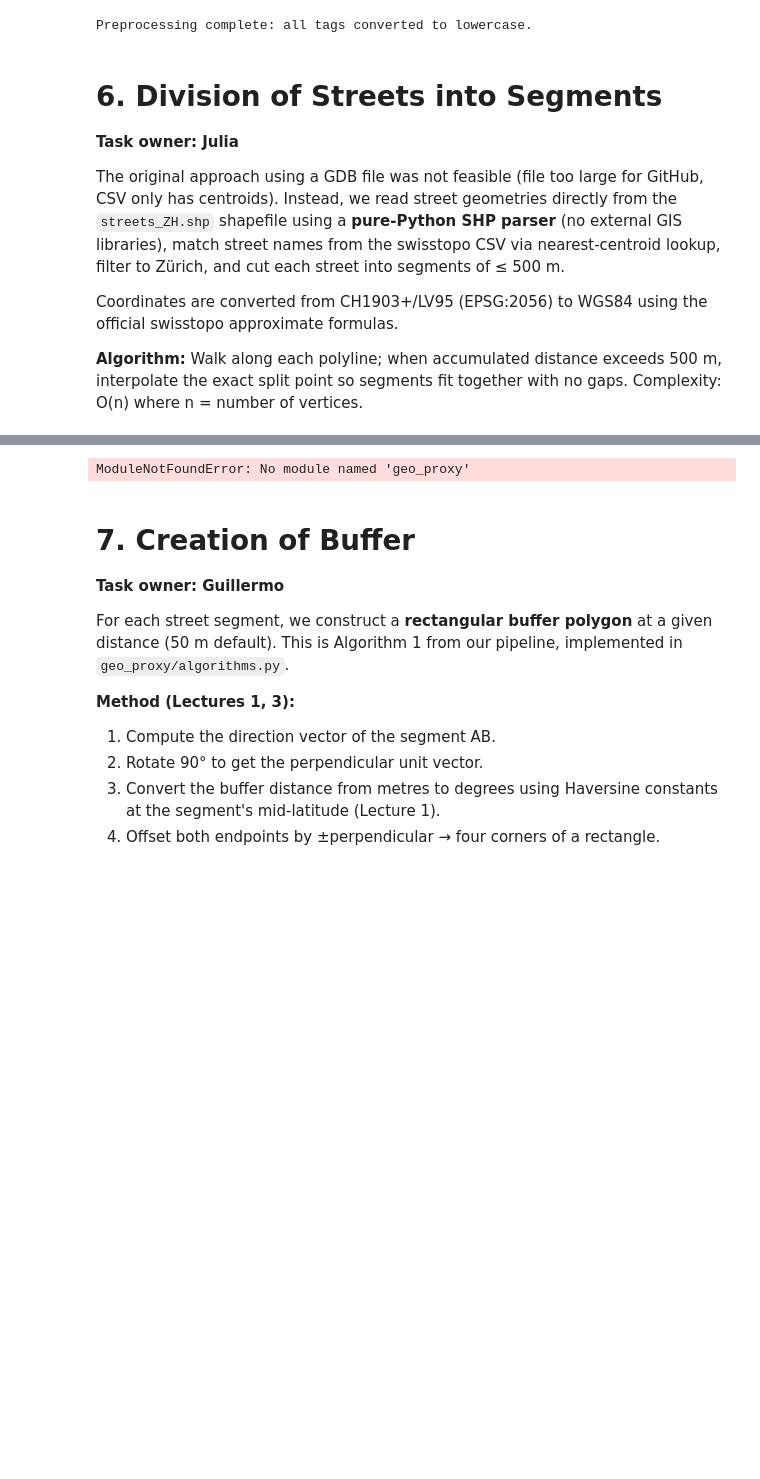
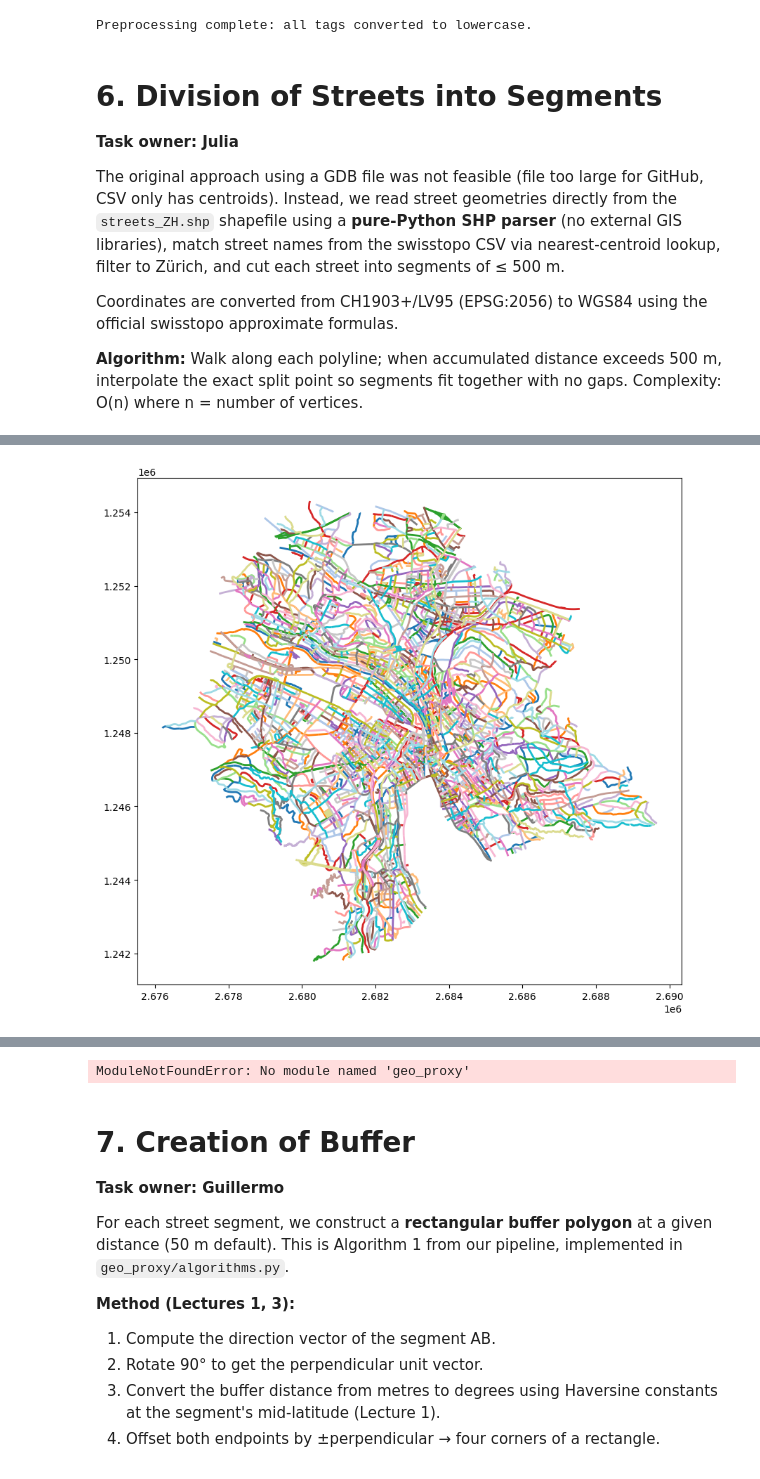
Before and after one commit to BeachBall2024/GEO-spa-algo, a Jupyter notebook: submission.ipynb, the cells around one changed output, grey strips where cells are left out. Saved outputs shown, nothing was run; the diff lists cells and outputs as text; code cells hidden in the pictures; blank space fills up the shorter version.

```diff
--- a/submission.ipynb
+++ b/submission.ipynb
@@ -195,13 +15,0 @@ zurich["sound_matches"] = zurich["tags_list"].apply(        #this applies the fu
-# %%
-# here I built the sound dataframe
-
-rows = []
-
-for _, row in zurich.iterrows():            #this loops through every photo
-    for match in row["sound_matches"]:      #for every matched sound tag, it adds one row to 'rows'. So if one photo has 3 sound tags it may create 3 rows
-        rows.append(match)
-
-sound_df = pd.DataFrame(rows)   # turn list into pandas table
-
-print(sound_df.head())
-print("Total sound tags:", len(sound_df))
@@ -562,0 +158,78 @@ plt.show()
+# %%
+# ── 0. Install & download ─────────────────────────────────────────────────────
+!pip install geopandas shapely -q
+
+!wget -q https://raw.githubusercontent.com/BeachBall2024/GEO-spa-algo/main/Streets_filtered_Zurich.shp
+!wget -q https://raw.githubusercontent.com/BeachBall2024/GEO-spa-algo/main/Streets_filtered_Zurich.dbf
+!wget -q https://raw.githubusercontent.com/BeachBall2024/GEO-spa-algo/main/Streets_filtered_Zurich.shx
+!wget -q https://raw.githubusercontent.com/BeachBall2024/GEO-spa-algo/main/Streets_filtered_Zurich.prj
+
+# ── 1. Imports ────────────────────────────────────────────────────────────────
+import geopandas as gpd
+from shapely.ops import substring
+from IPython.display import display
+
+# ── 2. Load shapefile ─────────────────────────────────────────────────────────
+gdf = gpd.read_file('Streets_filtered_Zurich.shp')
+
+# ── 3. Configuration ──────────────────────────────────────────────────────────
+NAME_COLUMN    = 'STN_TEXT'
+SEGMENT_LENGTH = 500
+
+# ── 4. Segmentation function ──────────────────────────────────────────────────
+def split_line(line, seg_len):
+    total = line.length
+    segments = []
+    start = 0.0
+    while start < total:
+        end = min(start + seg_len, total)
+        segments.append(substring(line, start, end))
+        start = end
+    return segments
+
+# ── 5. Apply segmentation ─────────────────────────────────────────────────────
+rows = []
+global_seg_id = 0
+for _, row in gdf.iterrows():
+    geom  = row.geometry
+    parts = list(geom.geoms) if geom.geom_type == 'MultiLineString' else [geom]
+
+    seg_counter = 0
+    for part in parts:
+        length = part.length
+
+        if length > SEGMENT_LENGTH:
+            for seg in split_line(part, SEGMENT_LENGTH):
+                new_row              = row.copy()
+                new_row.geometry     = seg
+                new_row['seg_id']    = seg_counter
+                new_row['seg_len_m'] = round(seg.length, 2)
+                rows.append(new_row)
+                seg_counter += 1
+
+        else:
+            new_row              = row.copy()
+            new_row.geometry     = part
+            new_row['seg_id']    = seg_counter
+            new_row['seg_len_m'] = round(part.length, 2)
+            rows.append(new_row)
+            seg_counter += 1
+
+result = gpd.GeoDataFrame(rows, crs=gdf.crs).reset_index(drop=True)
+
+print(f'Input streets:   {len(gdf)}')
+print(f'Output segments: {len(result)}')
+
+# ── 6. Show a sample of the dataframe ────────────────────────────────────────
+display(result[[NAME_COLUMN, 'seg_id', 'seg_len_m', 'Shape_Leng']].head(10))
+
+# ── 7. visualize in a map ────────────────────────────────────────────────────
+result['unique_id'] = result.index
+
+result.plot(
+    column='unique_id',
+    linewidth=2,
+    cmap='tab20',
+    figsize=(10, 10),
+    legend=False)
+# %% [output]
@@ -562,0 +250 @@ plt.show()
+[figure, added]
```
Also changed, not shown: parts of 16 cells of this notebook.
